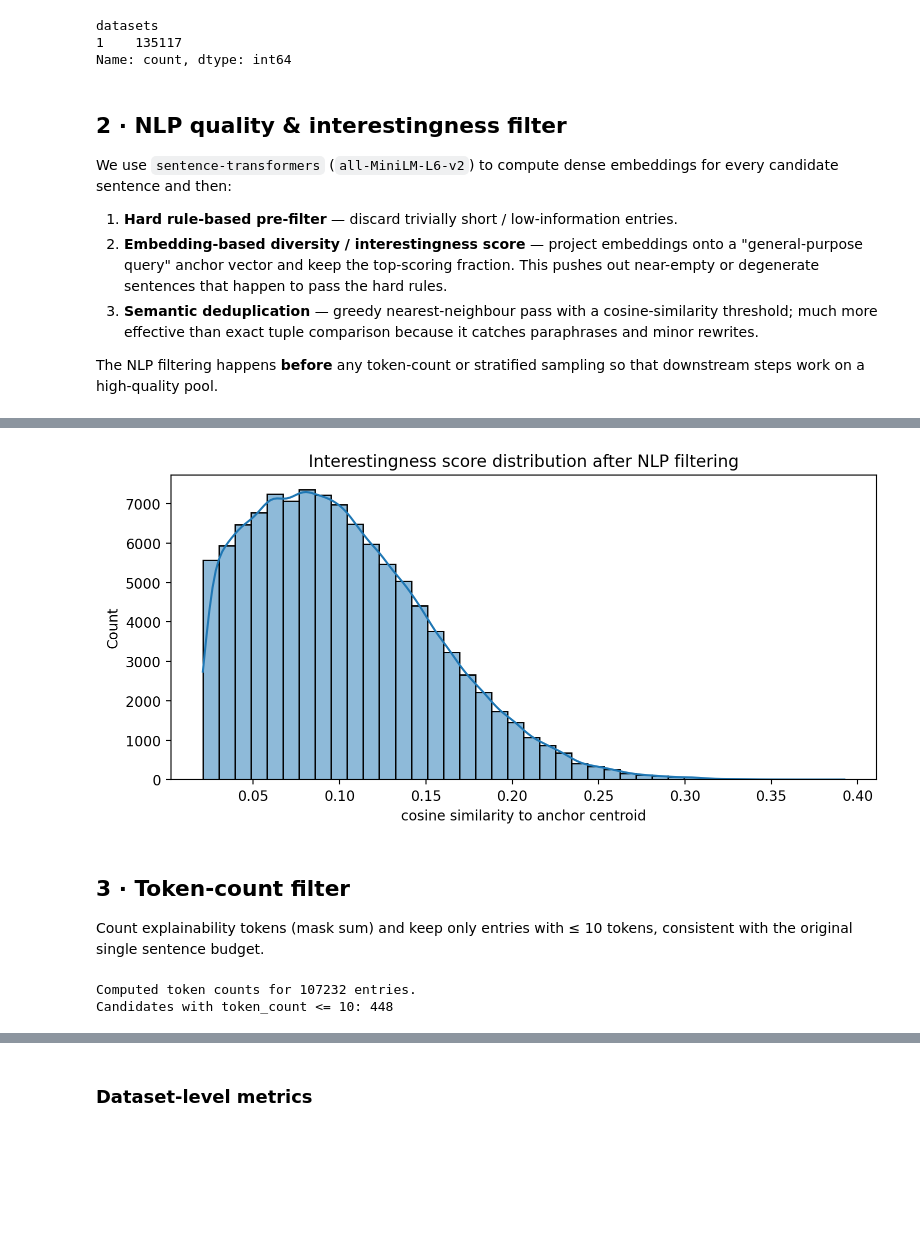
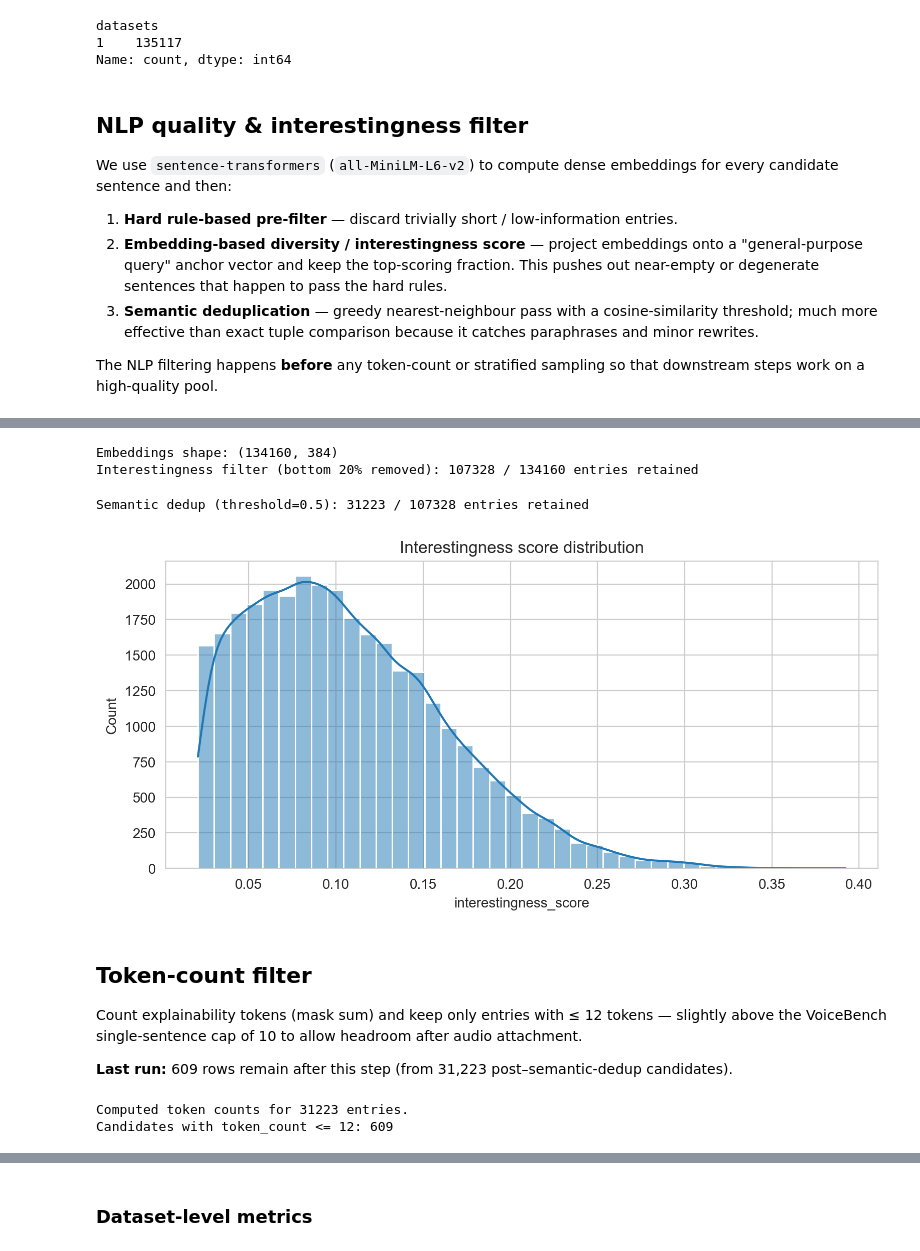
Before and after one commit to Pawlo77/MLLM-Shap, a Jupyter notebook: experiments/data_preparation/librispeech_asr.ipynb, the cells around one changed output, grey strips where cells are left out. Saved outputs shown, nothing was run; the diff lists cells and outputs as text; code cells hidden in the pictures; blank space fills up the shorter version.

```diff
--- a/experiments/data_preparation/librispeech_asr.ipynb
+++ b/experiments/data_preparation/librispeech_asr.ipynb
@@ -159,6 +127,6 @@ Text pool rows loaded: 135173
 # %% [markdown]
 Split prompt into sentences and check if they are English.
 # %%
-df["sentences"] = df["prompt"].progress_apply(split_into_sentences)
-df["sentences__num"] = df["sentences"].apply(len)
-df["is_english"] = df["prompt"].progress_apply(language_classifier.is_english)
+df = add_sentence_columns(df)
+df = add_english_flag(df, language_classifier)
+report_dataset_stats(df, include_audio=False, show_budgets=False)
@@ -216,16 +184,5 @@ Deduplicate by prompt. Because LibriSpeech can contain repeated transcripts acro
 we collapse duplicates and keep the union of source dataset labels.
 For `audio__original` we retain the first occurrence, matching the original single-sentence deduplication strategy.
 # %%
-df = (
-    df.groupby(["prompt"])
-    .agg(
-        {
-            "dataset": lambda x: sorted(set(x)),
-            "sentences": "first",
-            "sentences__num": "first",
-        }
-    )
-    .reset_index()
-    .rename(columns={"dataset": "datasets"})
-)
+df = dedupe_by_prompt(df, keep_audio=False)
 # %% [markdown]
@@ -256,7 +213,7 @@ datasets
 1    135117
 Name: count, dtype: int64
 # %% [markdown]
-## 2 · NLP quality & interestingness filter
+## NLP quality & interestingness filter
 
 We use `sentence-transformers` (`all-MiniLM-L6-v2`) to compute dense embeddings for every
 candidate sentence and then:
@@ -272,7 +229,8 @@ candidate sentence and then:
 The NLP filtering happens **before** any token-count or stratified sampling so that
 downstream steps work on a high-quality pool.
 # %%
-single_sentence__df, embeddings = nlp_quality_filter(
+single_sentence__df, embeddings = run_nlp_quality_filter(
     single_sentence__df, device=str(device)
 )
+plot_interestingness_distribution(single_sentence__df)
 # %% [output]
@@ -281,22 +238,18 @@ WARNING:huggingface_hub.utils._http:Warning: You are sending unauthenticated req
+Embeddings shape: (134160, 384)
+Interestingness filter (bottom 20% removed): 107328 / 134160 entries retained
+Semantic dedup (threshold=0.5): 31223 / 107328 entries retained
+[figure, added]
-# %%
-# Quick sanity check: score distribution after filtering
-plt.figure(figsize=(8, 4))
-sns.histplot(single_sentence__df["interestingness_score"], bins=40, kde=True)
-plt.title("Interestingness score distribution after NLP filtering")
-plt.xlabel("cosine similarity to anchor centroid")
-plt.tight_layout()
-plt.show()
-# %% [output]
-[figure, removed]
 # %% [markdown]
-## 3 · Token-count filter
+## Token-count filter
 
-Count explainability tokens (mask sum) and keep only entries with ≤ 10 tokens, consistent with the original single sentence budget.
+Count explainability tokens (mask sum) and keep only entries with ≤ 12 tokens — slightly above the VoiceBench single-sentence cap of 10 to allow headroom after audio attachment.
+
+**Last run:** 609 rows remain after this step (from 31,223 post–semantic-dedup candidates).
 # %%
-single_sentence__df, candidates = add_token_counts_and_filter(
-    single_sentence__df, model_for_tokens, max_token_count=10
+single_sentence__df, candidates = run_token_count_filter(
+    single_sentence__df, model_for_tokens, max_token_count=12
 )
 # %% [output]
-Computed token counts for 107232 entries.
-Candidates with token_count <= 10: 448
+Computed token counts for 31223 entries.
+Candidates with token_count <= 12: 609
 # %% [markdown]
```
Also changed, not shown: parts of 29 cells of this notebook, 5 other files.
